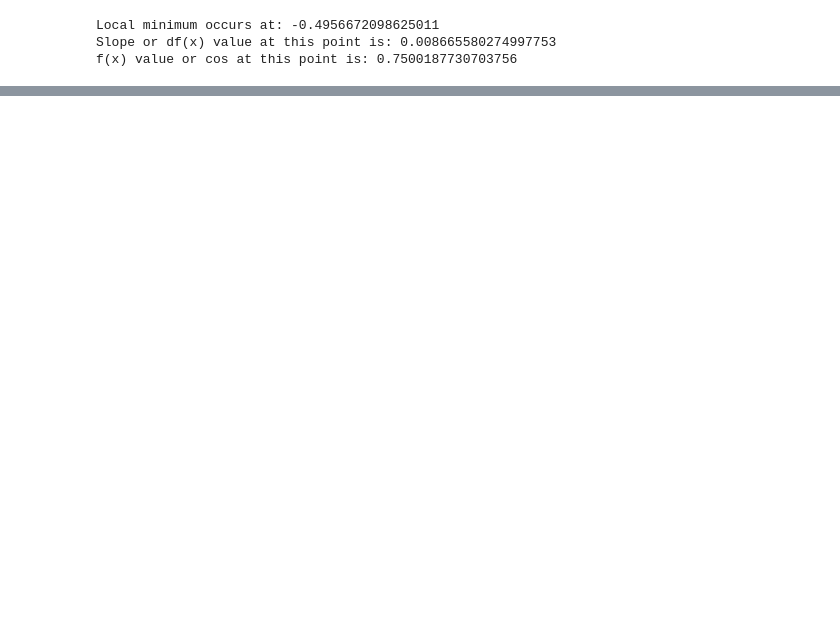
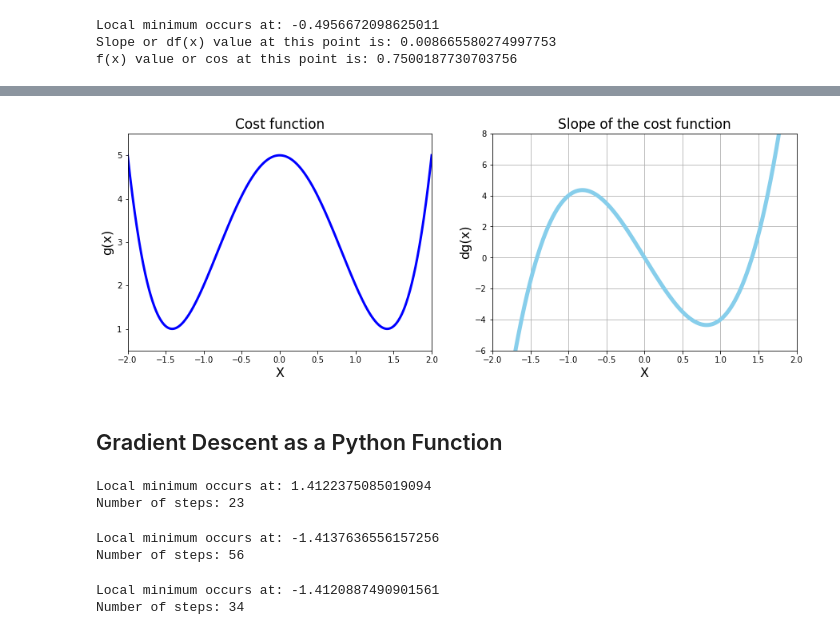
Before and after one commit to anamilanezi/machine-learning-projects, a Jupyter notebook: section-4/gradient-descent.ipynb, the cells around one changed output, grey strips where cells are left out. Cells and saved outputs as stored; diff of their text form; code cells hidden in the pictures; blank space fills up the shorter version.

Commit message:
added gradient descent function

```diff
--- a/section-4/gradient-descent.ipynb
+++ b/section-4/gradient-descent.ipynb
@@ -237,0 +242,49 @@ plt.show()
+# %%
+# Make some data
+x_2 = np.linspace(-2, 2, 1000)
+
+def g(x):
+    return (x ** 4) - (4 * (x ** 2)) + 5
+
+def dg(x):
+    return (4 * (x ** 3)) - (8 * x)
+# %%
+# Plot function and derivative side by side
+
+plt.figure(figsize=[15,5])
+
+# Subplot display graphs side by side
+
+# Chart 1: Cost function
+# Side by side: (n rows=1, n columns=2, index position = 1)
+# Vertically stacked: n rows = 2, n columns = 1, index position = 1
+plt.subplot(1, 2, 1)
+
+plt.xlim(-2, 2)
+plt.ylim(0.5, 5.5)
+
+plt.title("Cost function", fontsize=17)
+plt.xlabel('X', fontsize=16)
+plt.ylabel('g(x)', fontsize=16)
+plt.plot(x_2, g(x_2), color="blue", linewidth=3)
+
+# Chart 2: Derivative
+
+plt.subplot(1, 2, 2)
+
+plt.xlim(-2, 2)
+plt.ylim(-6, 8)
+
+plt.title("Slope of the cost function", fontsize=17)
+plt.xlabel('X', fontsize=16)
+plt.ylabel('dg(x)', fontsize=16)
+
+plt.grid()
+
+plt.plot(x_2, dg(x_2), color="skyblue", linewidth=5)
+
+plt.show()
+# %% [output]
+[figure, added]
+# %% [markdown]
+## Gradient Descent as a Python Function
@@ -237,0 +318,28 @@ plt.show()
+# %%
+local_min, list_x, deriv_list = gradient_descent(dg, 0.5, 0.02, 0.001)
+
+print(f"Local minimum occurs at: {local_min}")
+print(f"Number of steps: {len(list_x)}")
+# print(f"Slope or derivative_function(x) value at this point is: {dg(local_min)}")
+# print(f"g(x) value or cost at this point is: {g(new_x)}" )
+# %% [output]
+Local minimum occurs at: 1.4122375085019094
+Number of steps: 23
+# %%
+local_min, list_x, deriv_list = gradient_descent(derivative_func=dg,
+                                                 initial_guess=-0.5,
+                                                 multiplier=0.01,
+                                                 precision=0.0001)
+print(f"Local minimum occurs at: {local_min}")
+print(f"Number of steps: {len(list_x)}")
+# %% [output]
+Local minimum occurs at: -1.4137636556157256
+Number of steps: 56
+# %%
+local_min, list_x, deriv_list = gradient_descent(derivative_func=dg,
+                                                 initial_guess=-0.1)
+print(f"Local minimum occurs at: {local_min}")
+print(f"Number of steps: {len(list_x)}")
+# %% [output]
+Local minimum occurs at: -1.4120887490901561
+Number of steps: 34
```
Also changed, not shown: parts of 17 cells of this notebook.
